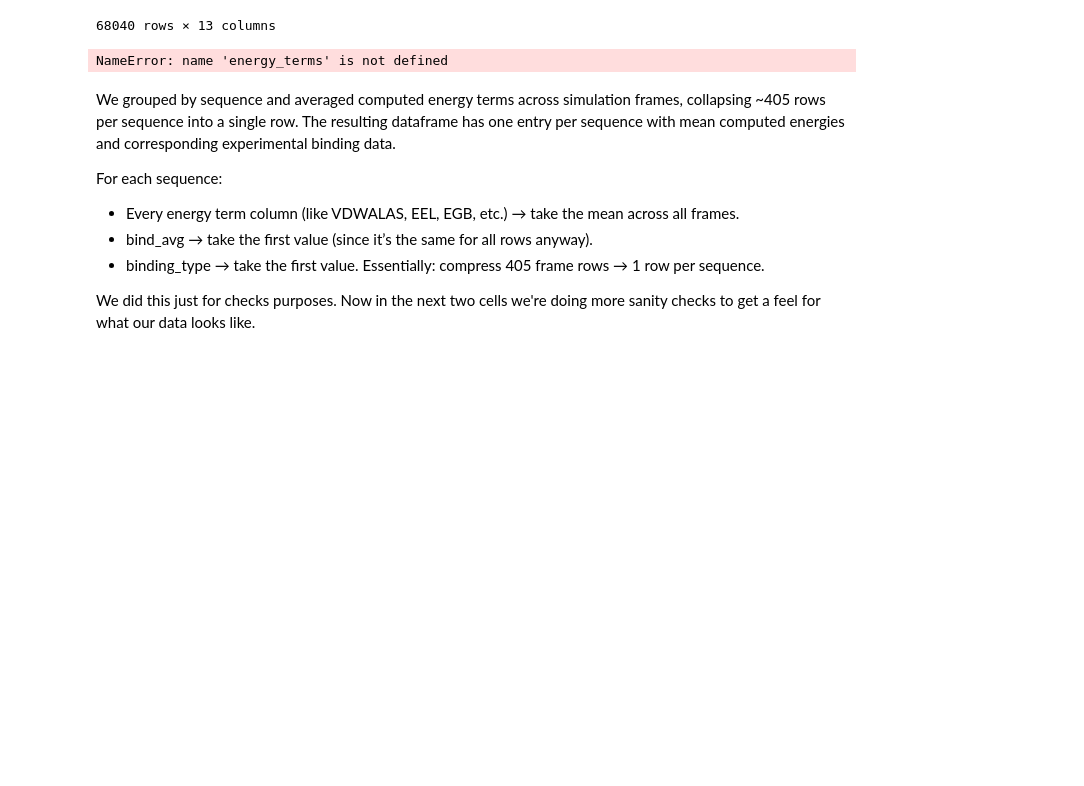
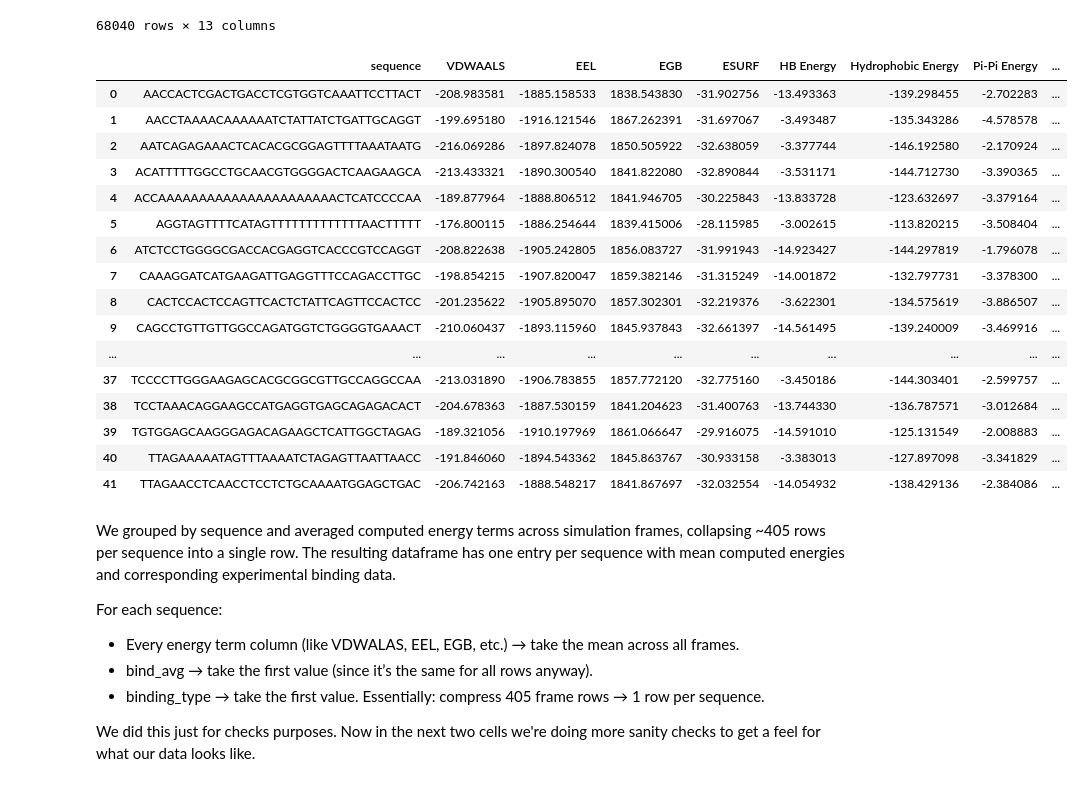
Before and after one commit to Nakshatra120/ML-Protein-DNA-Binding-Affinity, a Jupyter notebook: NOTEBOOK/walkthrough_notebook.ipynb, the cells around one changed output. Drawn from its saved outputs; the diff is of its cells as text; code cells hidden in the pictures; blank space fills up the shorter version.

Commit message:
debugging dataframe

```diff
--- a/NOTEBOOK/walkthrough_notebook.ipynb
+++ b/NOTEBOOK/walkthrough_notebook.ipynb
@@ -92,12 +92,29 @@ df
 | 262439 | TTAGAACCTCAACCTCCTCTGCAAAATGGAGCTGAC | 20 | -190.723 | -1861.500 | 1816.467 | -31.620 | -11.732368 | -135.018210 | -2.856755 | ... |
 68040 rows × 13 columns
 # %%
+energy_terms = test1.drop(columns=['sequence','run']).columns
 seq_df = (df.groupby('sequence', as_index=False)
             .agg({**{c:'mean' for c in energy_terms}, 'bind_avg':'first','binding_type':'first'}))
 # print(seq_df)
 seq_df
 # %% [output]
-NameError: name 'energy_terms' is not defined
+|  | sequence | VDWAALS | EEL | EGB | ESURF | HB Energy | Hydrophobic Energy | Pi-Pi Energy | ... |
+| 0 | AACCACTCGACTGACCTCGTGGTCAAATTCCTTACT | -208.983581 | -1885.158533 | 1838.543830 | -31.902756 | -13.493363 | -139.298455 | -2.702283 | ... |
+| 1 | AACCTAAAACAAAAAATCTATTATCTGATTGCAGGT | -199.695180 | -1916.121546 | 1867.262391 | -31.697067 | -3.493487 | -135.343286 | -4.578578 | ... |
+| 2 | AATCAGAGAAACTCACACGCGGAGTTTTAAATAATG | -216.069286 | -1897.824078 | 1850.505922 | -32.638059 | -3.377744 | -146.192580 | -2.170924 | ... |
+| 3 | ACATTTTTGGCCTGCAACGTGGGGACTCAAGAAGCA | -213.433321 | -1890.300540 | 1841.822080 | -32.890844 | -3.531171 | -144.712730 | -3.390365 | ... |
+| 4 | ACCAAAAAAAAAAAAAAAAAAAAAACTCATCCCCAA | -189.877964 | -1888.806512 | 1841.946705 | -30.225843 | -13.833728 | -123.632697 | -3.379164 | ... |
+| 5 | AGGTAGTTTTCATAGTTTTTTTTTTTTTAACTTTTT | -176.800115 | -1886.254644 | 1839.415006 | -28.115985 | -3.002615 | -113.820215 | -3.508404 | ... |
+| 6 | ATCTCCTGGGGCGACCACGAGGTCACCCGTCCAGGT | -208.822638 | -1905.242805 | 1856.083727 | -31.991943 | -14.923427 | -144.297819 | -1.796078 | ... |
+| 7 | CAAAGGATCATGAAGATTGAGGTTTCCAGACCTTGC | -198.854215 | -1907.820047 | 1859.382146 | -31.315249 | -14.001872 | -132.797731 | -3.378300 | ... |
+| 8 | CACTCCACTCCAGTTCACTCTATTCAGTTCCACTCC | -201.235622 | -1905.895070 | 1857.302301 | -32.219376 | -3.622301 | -134.575619 | -3.886507 | ... |
+| 9 | CAGCCTGTTGTTGGCCAGATGGTCTGGGGTGAAACT | -210.060437 | -1893.115960 | 1845.937843 | -32.661397 | -14.561495 | -139.240009 | -3.469916 | ... |
+| ... | ... | ... | ... | ... | ... | ... | ... | ... | ... |
+| 37 | TCCCCTTGGGAAGAGCACGCGGCGTTGCCAGGCCAA | -213.031890 | -1906.783855 | 1857.772120 | -32.775160 | -3.450186 | -144.303401 | -2.599757 | ... |
+| 38 | TCCTAAACAGGAAGCCATGAGGTGAGCAGAGACACT | -204.678363 | -1887.530159 | 1841.204623 | -31.400763 | -13.744330 | -136.787571 | -3.012684 | ... |
+| 39 | TGTGGAGCAAGGGAGACAGAAGCTCATTGGCTAGAG | -189.321056 | -1910.197969 | 1861.066647 | -29.916075 | -14.591010 | -125.131549 | -2.008883 | ... |
+| 40 | TTAGAAAAATAGTTTAAAATCTAGAGTTAATTAACC | -191.846060 | -1894.543362 | 1845.863767 | -30.933158 | -3.383013 | -127.897098 | -3.341829 | ... |
+| 41 | TTAGAACCTCAACCTCCTCTGCAAAATGGAGCTGAC | -206.742163 | -1888.548217 | 1841.867697 | -32.032554 | -14.054932 | -138.429136 | -2.384086 | ... |
 # %% [markdown]
 We grouped by sequence and averaged computed energy terms across simulation frames, collapsing ~405 rows per sequence into a single row. The resulting dataframe has one entry per sequence with mean computed energies and corresponding experimental binding data.
 
```
Also changed, not shown: parts of 2 cells of this notebook, 1 other file.
